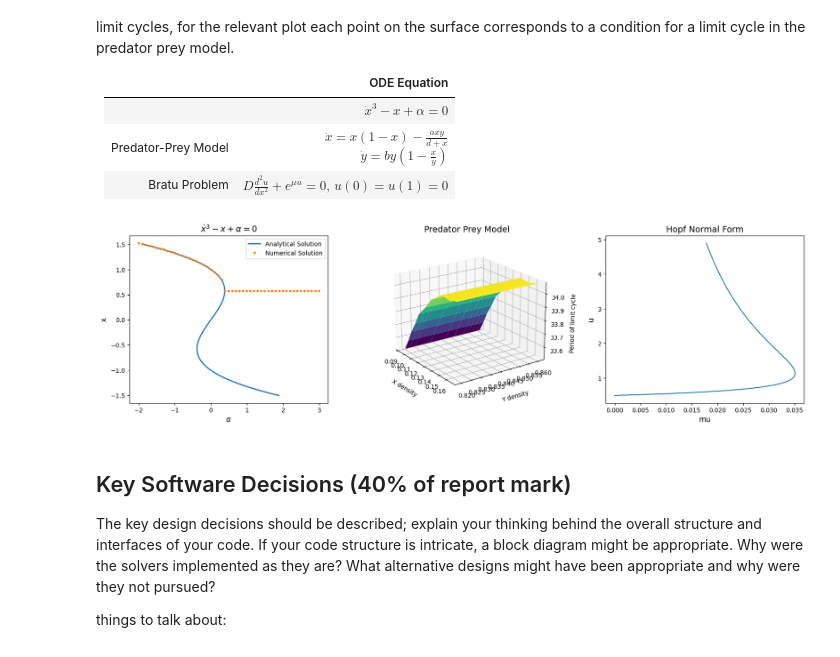
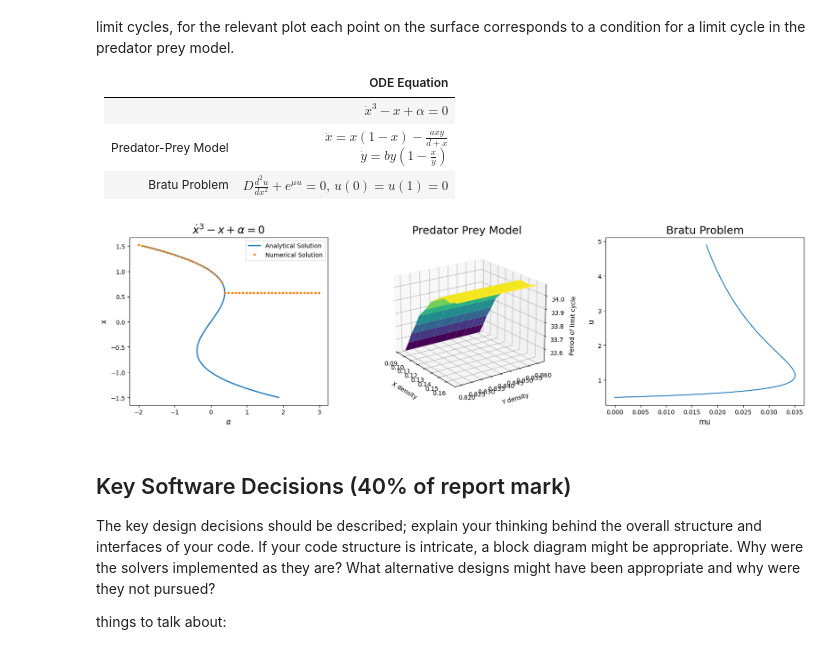
Before and after one commit to MikeJohnson424/emat30008, a Jupyter notebook: report.ipynb, the cells around one changed output. Saved outputs shown, nothing was run; the diff lists cells and outputs as text; code cells hidden in the pictures.

```diff
--- a/report.ipynb
+++ b/report.ipynb
@@ -425,7 +440,7 @@ fig = plt.figure(figsize=(20, 5))
 ax0 = fig.add_subplot(1, 3, 1)
 ax0.plot(y - y**3, y, label='Analytical Solution', linewidth=2)
 ax0.plot(alpha, u[0], 'o', markersize=3, label='Numerical Solution')
-ax0.set_title(r"$\dot{x}^3 - x + \alpha = 0$", fontsize=14)
+ax0.set_title(r"$\dot{x}^3 - x + \alpha = 0$", fontsize=18)
 ax0.set(xlabel=r'$\alpha$', ylabel='x')
 ax0.xaxis.label.set_size(12)
 ax0.yaxis.label.set_size(12)
@@ -452,42 +467,42 @@ X, Y = np.meshgrid(u[1], u[0])
 Z = np.array([u[2] for _ in range(len(u[0]))])
 
 ax1.plot_surface(X, Y, Z, cmap='viridis')
-ax1.set_title("Predator Prey Model", fontsize=14)
+ax1.set_title("Predator Prey Model", fontsize=18)
 ax1.set_xlabel('X density', labelpad=10)  # Add padding to the axis label
 ax1.set_ylabel('Y density', labelpad=10)  # Add padding to the axis label
 ax1.set_zlabel('Period of limit cycle', labelpad=5)  # Add padding to the axis label
 ax1.view_init(elev=20, azim=-35)  # Adjust the viewing angle
 
 # Numerical continuation on Bratu problem
 
 grid = Grid(N=100, a=0, b=10)
 bc_left = BoundaryCondition('dirichlet', [lambda t: 5],grid);bc_right = BoundaryCondition('dirichlet',[lambda t: 10],grid)
 A,b = construct_A_and_b(grid,bc_left,bc_right)
 dx = grid.dx
 u0 = np.zeros(len(grid.x[1:-1]))
 
 result = continuation(bratu,  # the ODE to use
     x0 = u0,  # the initial state
     par0=[0,1,dx,A],  # the initial parameters
     vary_par=0,  # the index of the parameter to vary
     step_size=0.01,  # the size of the steps to take
     max_steps=100,  # the number of steps to take
     solve_for = 'equilibria', # 'equilibria' or 'limit cycle'
     method = 'pArclength',
     solver=root)
 
 u=result.u
 alpha = result.alpha
 
 # Create the last plot
 ax2 = fig.add_subplot(1, 3, 3)
 ax2.plot(alpha, u[0])
-ax2.set_title("Hopf Normal Form", fontsize=14)
+ax2.set_title("Bratu Problem", fontsize=18)
 ax2.set(xlabel='mu', ylabel='u')
 ax2.xaxis.label.set_size(12)
 ax2.yaxis.label.set_size(12)
 # %% [output]
-[figure, old version]
+[figure, new version]
 # %% [markdown]
 ## Key Software Decisions (40% of report mark)
 
```
Also changed, not shown: parts of 11 cells of this notebook, 4 other files.
